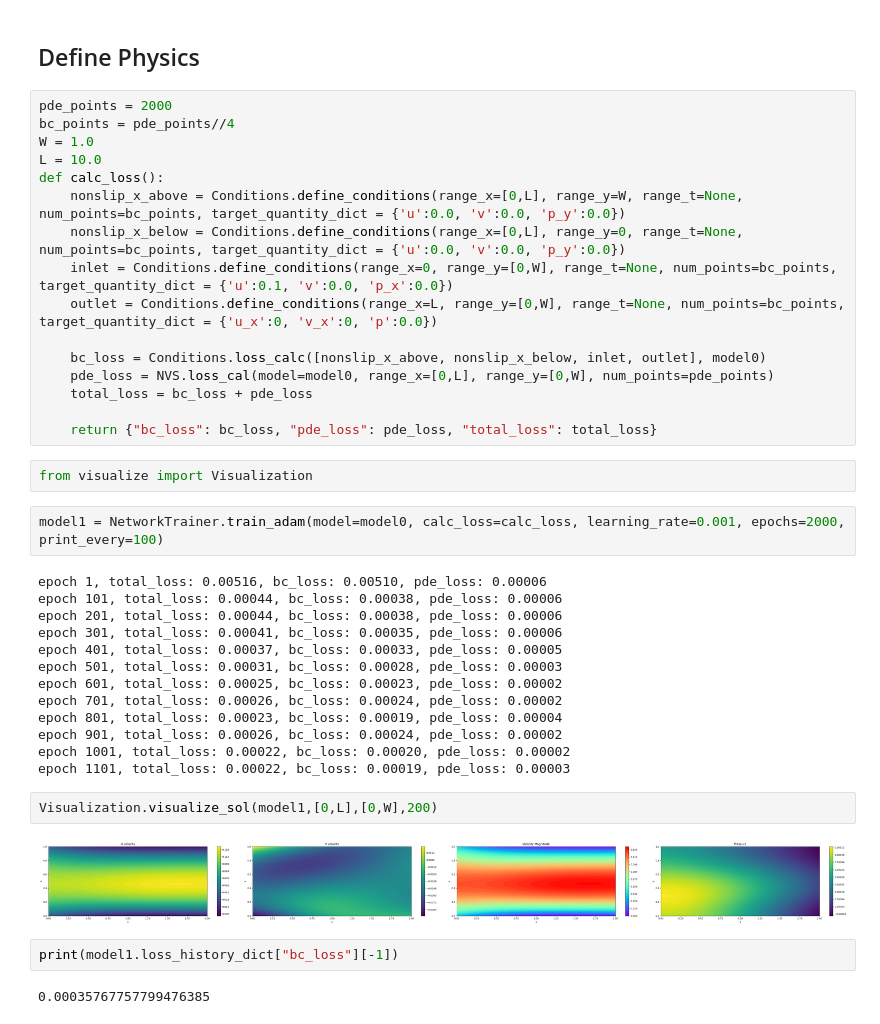
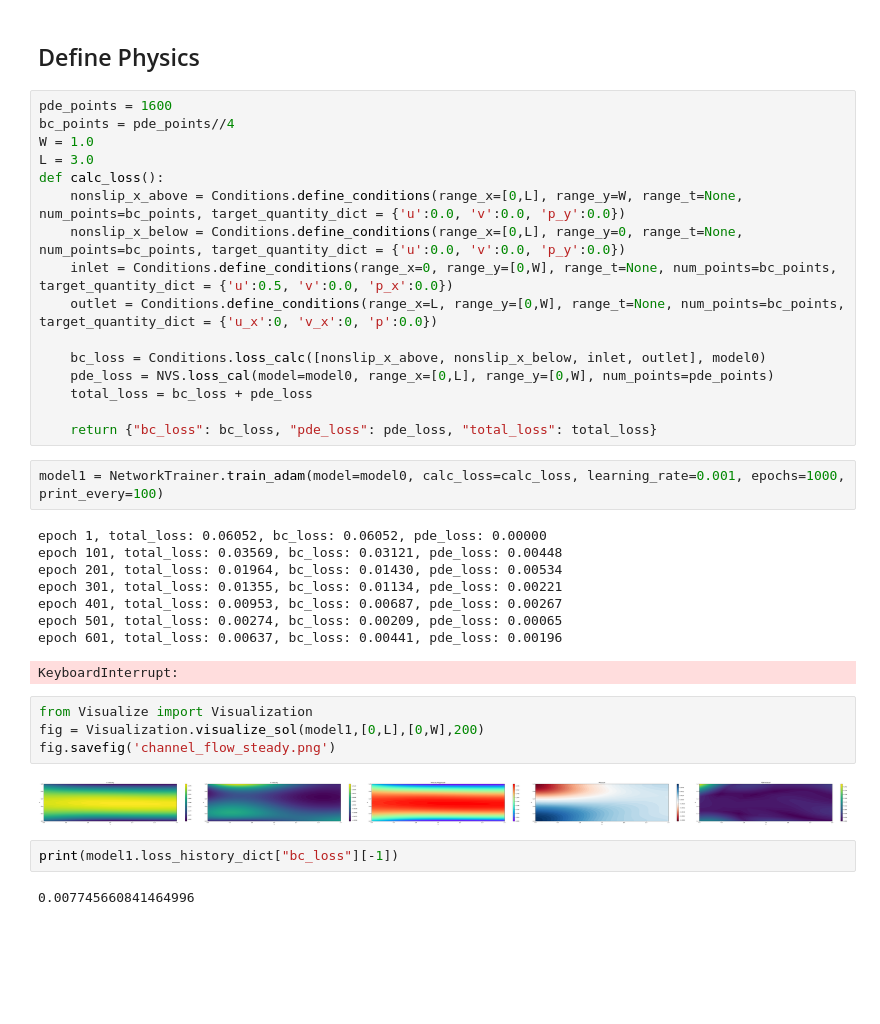
Before and after one commit to YoYo-XYZ/PINNs-for-NVS-fluid, a Jupyter notebook: src/channel_flow_steady.ipynb, the cells around one changed output. Drawn from its saved outputs; the diff is of its cells as text; blank space fills up the shorter version.

```diff
--- a/src/channel_flow_steady.ipynb
+++ b/src/channel_flow_steady.ipynb
@@ -7,14 +7,14 @@ model0 = PINN(width=32, length=6, is_steady=True)
 # %% [markdown]
 ## Define Physics
 # %%
-pde_points = 2000
+pde_points = 1600
 bc_points = pde_points//4
 W = 1.0
-L = 10.0
+L = 3.0
 def calc_loss():
     nonslip_x_above = Conditions.define_conditions(range_x=[0,L], range_y=W, range_t=None, num_points=bc_points, target_quantity_dict = {'u':0.0, 'v':0.0, 'p_y':0.0})
     nonslip_x_below = Conditions.define_conditions(range_x=[0,L], range_y=0, range_t=None, num_points=bc_points, target_quantity_dict = {'u':0.0, 'v':0.0, 'p_y':0.0})
-    inlet = Conditions.define_conditions(range_x=0, range_y=[0,W], range_t=None, num_points=bc_points, target_quantity_dict = {'u':0.1, 'v':0.0, 'p_x':0.0})
+    inlet = Conditions.define_conditions(range_x=0, range_y=[0,W], range_t=None, num_points=bc_points, target_quantity_dict = {'u':0.5, 'v':0.0, 'p_x':0.0})
     outlet = Conditions.define_conditions(range_x=L, range_y=[0,W], range_t=None, num_points=bc_points, target_quantity_dict = {'u_x':0, 'v_x':0, 'p':0.0})
 
     bc_loss = Conditions.loss_calc([nonslip_x_above, nonslip_x_below, inlet, outlet], model0)
@@ -22,28 +22,24 @@ def calc_loss():
     total_loss = bc_loss + pde_loss
 
     return {"bc_loss": bc_loss, "pde_loss": pde_loss, "total_loss": total_loss}
-# %%
-from visualize import Visualization
 # %%
-model1 = NetworkTrainer.train_adam(model=model0, calc_loss=calc_loss, learning_rate=0.001, epochs=2000, print_every=100)
+model1 = NetworkTrainer.train_adam(model=model0, calc_loss=calc_loss, learning_rate=0.001, epochs=1000, print_every=100)
 # %% [output]
-epoch 1, total_loss: 0.00516, bc_loss: 0.00510, pde_loss: 0.00006
-epoch 101, total_loss: 0.00044, bc_loss: 0.00038, pde_loss: 0.00006
-epoch 201, total_loss: 0.00044, bc_loss: 0.00038, pde_loss: 0.00006
-epoch 301, total_loss: 0.00041, bc_loss: 0.00035, pde_loss: 0.00006
-epoch 401, total_loss: 0.00037, bc_loss: 0.00033, pde_loss: 0.00005
-epoch 501, total_loss: 0.00031, bc_loss: 0.00028, pde_loss: 0.00003
-epoch 601, total_loss: 0.00025, bc_loss: 0.00023, pde_loss: 0.00002
-epoch 701, total_loss: 0.00026, bc_loss: 0.00024, pde_loss: 0.00002
-epoch 801, total_loss: 0.00023, bc_loss: 0.00019, pde_loss: 0.00004
-epoch 901, total_loss: 0.00026, bc_loss: 0.00024, pde_loss: 0.00002
-epoch 1001, total_loss: 0.00022, bc_loss: 0.00020, pde_loss: 0.00002
-epoch 1101, total_loss: 0.00022, bc_loss: 0.00019, pde_loss: 0.00003
+epoch 1, total_loss: 0.06052, bc_loss: 0.06052, pde_loss: 0.00000
+epoch 101, total_loss: 0.03569, bc_loss: 0.03121, pde_loss: 0.00448
+epoch 201, total_loss: 0.01964, bc_loss: 0.01430, pde_loss: 0.00534
+epoch 301, total_loss: 0.01355, bc_loss: 0.01134, pde_loss: 0.00221
+epoch 401, total_loss: 0.00953, bc_loss: 0.00687, pde_loss: 0.00267
+epoch 501, total_loss: 0.00274, bc_loss: 0.00209, pde_loss: 0.00065
+epoch 601, total_loss: 0.00637, bc_loss: 0.00441, pde_loss: 0.00196
+KeyboardInterrupt:
 # %%
-Visualization.visualize_sol(model1,[0,L],[0,W],200)
+from Visualize import Visualization
+fig = Visualization.visualize_sol(model1,[0,L],[0,W],200)
+fig.savefig('channel_flow_steady.png')
 # %% [output]
-[figure, old version]
+[figure, new version]
 # %%
 print(model1.loss_history_dict["bc_loss"][-1])
 # %% [output]
-0.00035767757799476385
+0.007745660841464996
```
Also changed, not shown: 3 other files.
